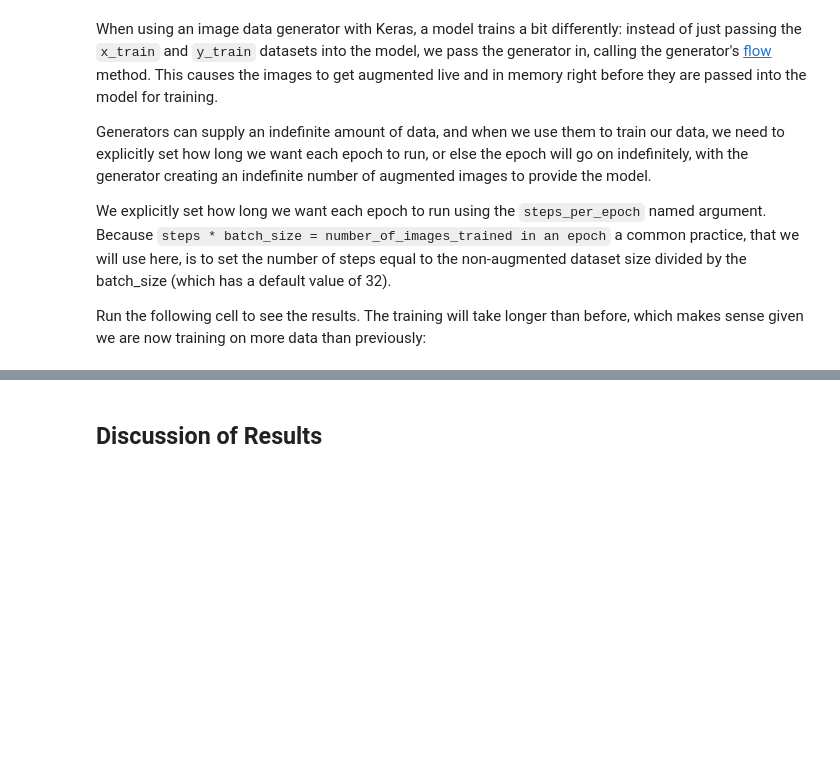
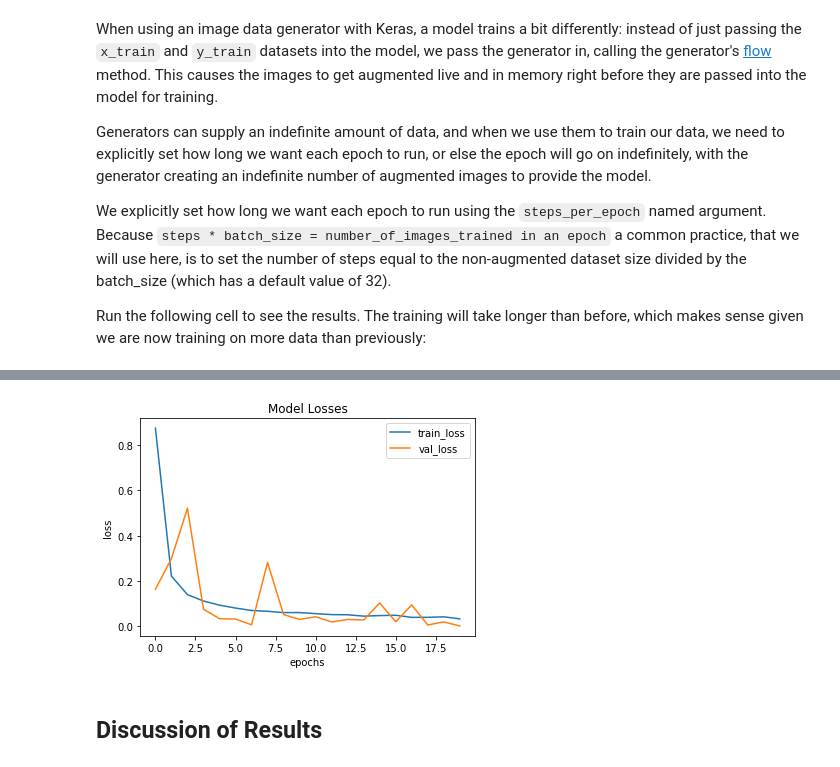
Before and after one commit to its-Kumar/signlang_project, a Jupyter notebook: src/notebooks/3_sl_data_aug.ipynb, the cells around one changed output, grey strips where cells are left out. Saved outputs shown, nothing was run; the diff lists cells and outputs as text; code cells hidden in the pictures; blank space fills up the shorter version.

```diff
--- a/src/notebooks/3_sl_data_aug.ipynb
+++ b/src/notebooks/3_sl_data_aug.ipynb
@@ -177,3 +183,14 @@ Epoch 20/20
+# %%
+# Ploting the loss
+plt.plot(history.history['loss'])
+plt.plot(history.history['val_loss'])
+plt.title("Model Losses")
+plt.legend(['train_loss', 'val_loss'])
+plt.xlabel('epochs')
+plt.ylabel('loss')
+plt.show()
+# %% [output]
+[figure, added]
 # %% [markdown]
 ## Discussion of Results
 # %% [markdown]
```
Also changed, not shown: parts of 9 cells of this notebook, 19 other files.
